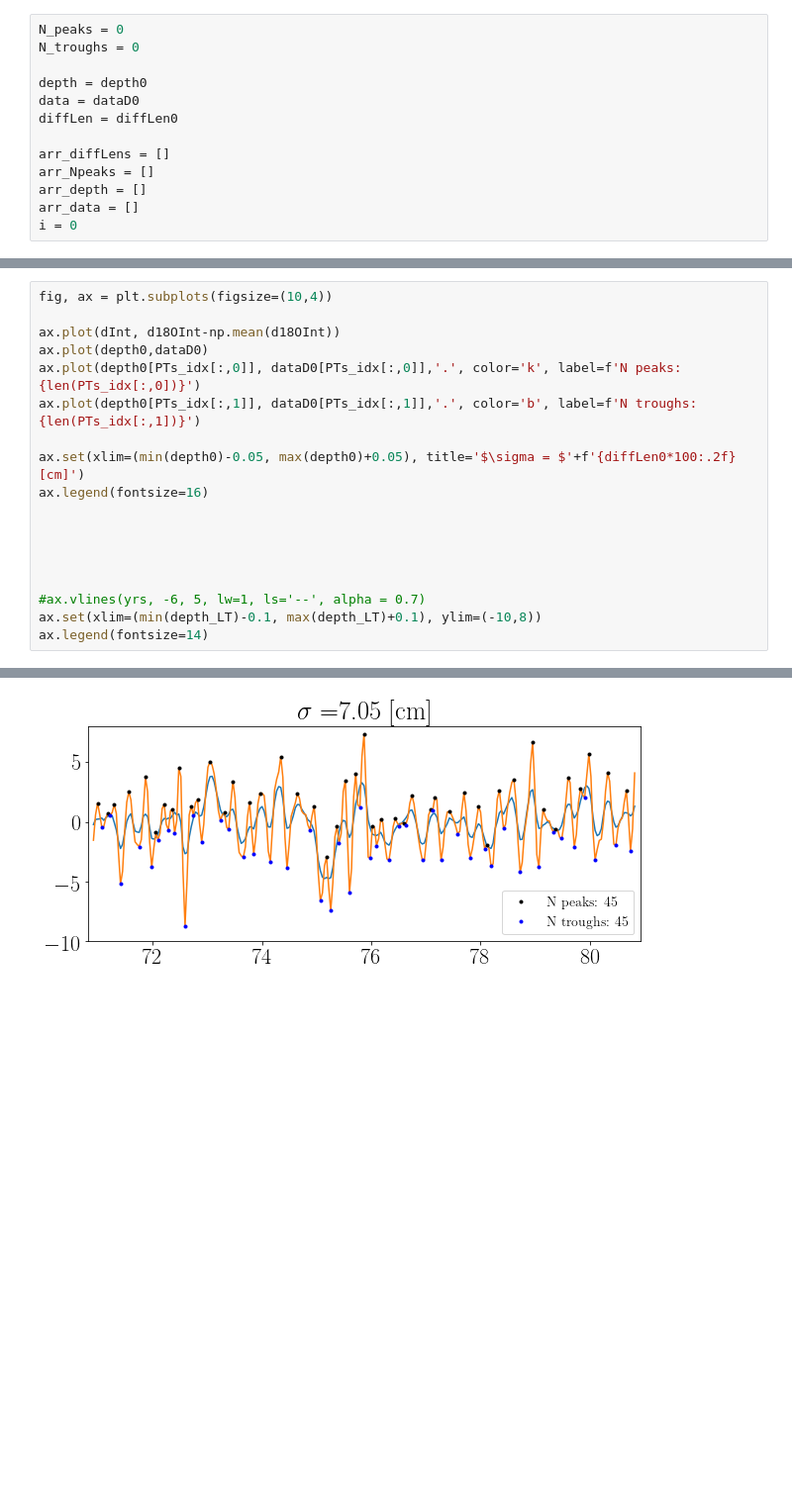
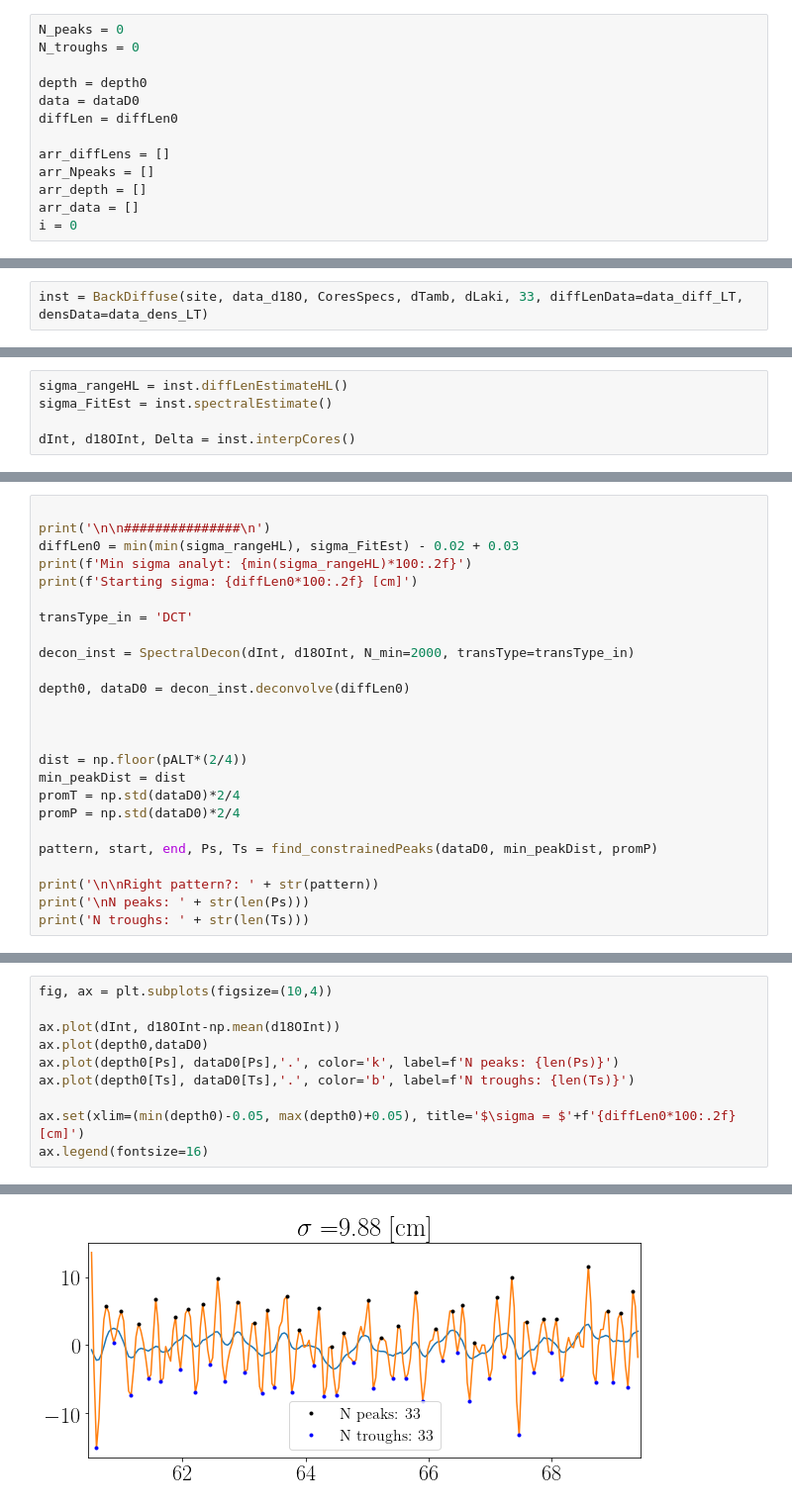
Before and after one commit to TheaQG/AWI_Bcores_Analysis, a Jupyter notebook: Constraints.ipynb, the cells around one changed output, grey strips where cells are left out. Shown at 99% size. Drawn from its saved outputs; the diff is of its cells as text; blank space fills up the shorter version.

Commit message:
Constraints (peak prominence and distance) implemented.

```diff
--- a/Constraints.ipynb
+++ b/Constraints.ipynb
@@ -261,0 +332,2 @@ def find_peaks(data, P_Dist, T_Dist, PT_Dist, minAmp):
+# %%
+inst = BackDiffuse(site, data_d18O, CoresSpecs, dTamb, dLaki, 33, diffLenData=data_diff_LT, densData=data_dens_LT)
@@ -261,0 +341,5 @@ def find_peaks(data, P_Dist, T_Dist, PT_Dist, minAmp):
+# %%
+sigma_rangeHL = inst.diffLenEstimateHL()
+sigma_FitEst = inst.spectralEstimate()
+
+dInt, d18OInt, Delta = inst.interpCores()
@@ -261,0 +350,25 @@ def find_peaks(data, P_Dist, T_Dist, PT_Dist, minAmp):
+# %%
+
+print('\n\n###############\n')
+diffLen0 = min(min(sigma_rangeHL), sigma_FitEst) - 0.02 + 0.03
+print(f'Min sigma analyt: {min(sigma_rangeHL)*100:.2f}')
+print(f'Starting sigma: {diffLen0*100:.2f} [cm]')
+
+transType_in = 'DCT'
+
+decon_inst = SpectralDecon(dInt, d18OInt, N_min=2000, transType=transType_in)
+
+depth0, dataD0 = decon_inst.deconvolve(diffLen0)
+
+
+
+dist = np.floor(pALT*(2/4))
+min_peakDist = dist
+promT = np.std(dataD0)*2/4
+promP = np.std(dataD0)*2/4
+
+pattern, start, end, Ps, Ts = find_constrainedPeaks(dataD0, min_peakDist, promP)
+
+print('\n\nRight pattern?: ' + str(pattern))
+print('\nN peaks: ' + str(len(Ps)))
+print('N troughs: ' + str(len(Ts)))
@@ -262,21 +386,13 @@ def find_peaks(data, P_Dist, T_Dist, PT_Dist, minAmp):
 # %%
 fig, ax = plt.subplots(figsize=(10,4))
 
 ax.plot(dInt, d18OInt-np.mean(d18OInt))
 ax.plot(depth0,dataD0)
-ax.plot(depth0[PTs_idx[:,0]], dataD0[PTs_idx[:,0]],'.', color='k', label=f'N peaks: {len(PTs_idx[:,0])}')
-ax.plot(depth0[PTs_idx[:,1]], dataD0[PTs_idx[:,1]],'.', color='b', label=f'N troughs: {len(PTs_idx[:,1])}')
+ax.plot(depth0[Ps], dataD0[Ps],'.', color='k', label=f'N peaks: {len(Ps)}')
+ax.plot(depth0[Ts], dataD0[Ts],'.', color='b', label=f'N troughs: {len(Ts)}')
 
 ax.set(xlim=(min(depth0)-0.05, max(depth0)+0.05), title='$\sigma = $'+f'{diffLen0*100:.2f} [cm]')
 ax.legend(fontsize=16)
-
-
-
-
-
-#ax.vlines(yrs, -6, 5, lw=1, ls='--', alpha = 0.7)
-ax.set(xlim=(min(depth_LT)-0.1, max(depth_LT)+0.1), ylim=(-10,8))
-ax.legend(fontsize=14)
 # %% [output]
 <matplotlib.legend.Legend at 0x...>
-[figure, old version]
+[figure, new version]
```
Also changed, not shown: parts of 29 cells of this notebook, 1 other file.
